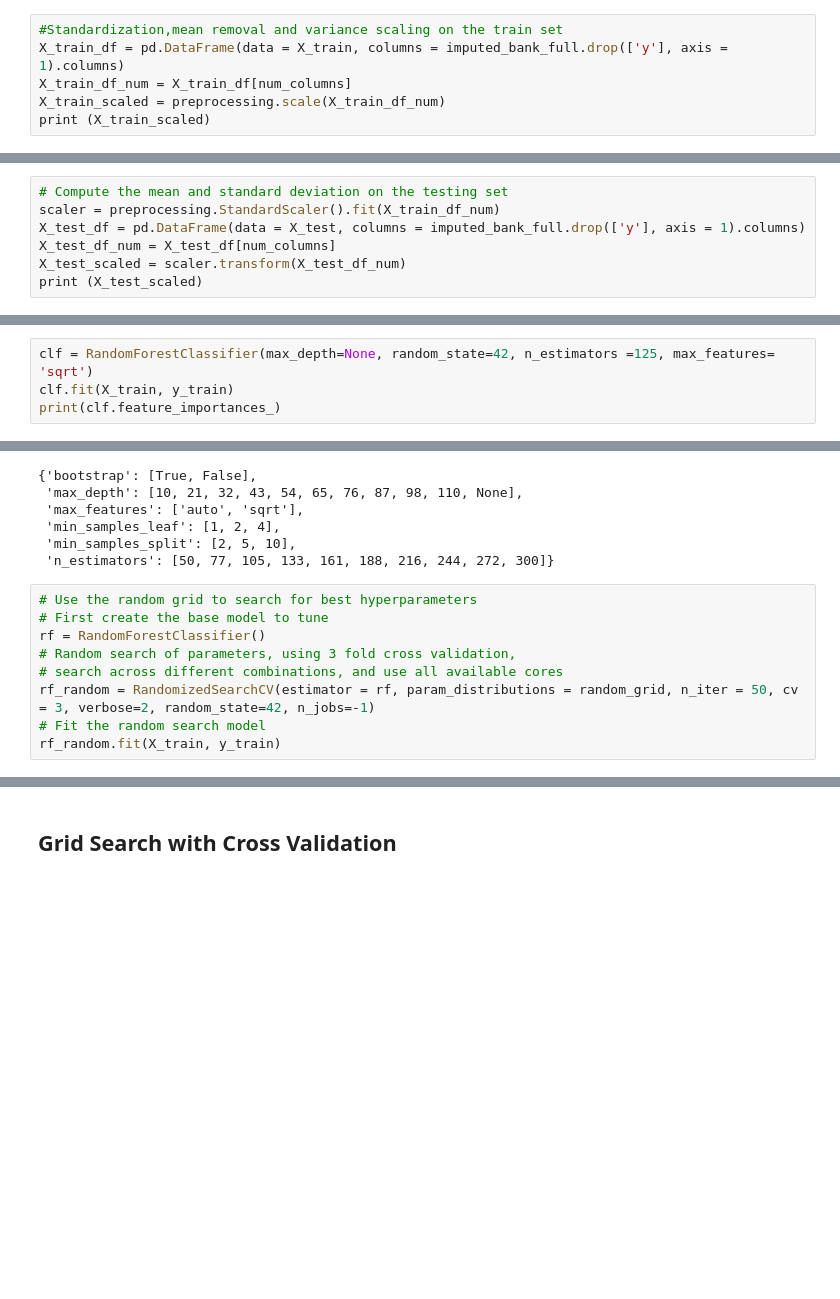
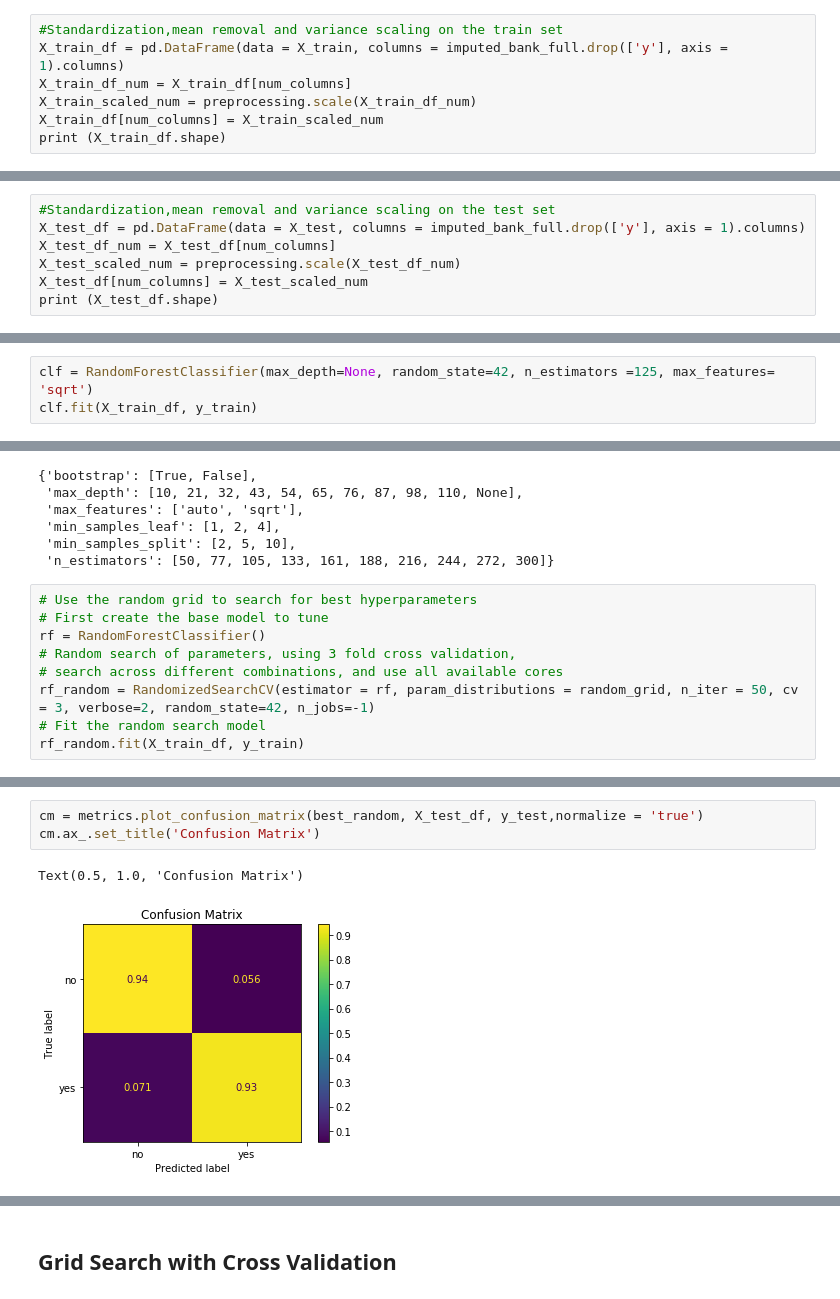
Before and after one commit to swang141/springboard_datascience, a Jupyter notebook: Bank_Marketing_Direct_Call_Marketing_Analysis.ipynb, the cells around one changed output, grey strips where cells are left out. Drawn from its saved outputs; the diff is of its cells as text; blank space fills up the shorter version.

```diff
--- a/Bank_Marketing_Direct_Call_Marketing_Analysis.ipynb
+++ b/Bank_Marketing_Direct_Call_Marketing_Analysis.ipynb
@@ -393,6 +453,7 @@ print (X_test.shape)
 #Standardization,mean removal and variance scaling on the train set
 X_train_df = pd.DataFrame(data = X_train, columns = imputed_bank_full.drop(['y'], axis = 1).columns)
 X_train_df_num = X_train_df[num_columns]
-X_train_scaled = preprocessing.scale(X_train_df_num)
-print (X_train_scaled)
+X_train_scaled_num = preprocessing.scale(X_train_df_num)
+X_train_df[num_columns] = X_train_scaled_num
+print (X_train_df.shape)
 # %% [output]
@@ -412,8 +461,8 @@ print (X_train_scaled)
 # %%
-# Compute the mean and standard deviation on the testing set
-scaler = preprocessing.StandardScaler().fit(X_train_df_num)
+#Standardization,mean removal and variance scaling on the test set
 X_test_df = pd.DataFrame(data = X_test, columns = imputed_bank_full.drop(['y'], axis = 1).columns)
 X_test_df_num = X_test_df[num_columns]
-X_test_scaled = scaler.transform(X_test_df_num)
-print (X_test_scaled)
+X_test_scaled_num = preprocessing.scale(X_test_df_num)
+X_test_df[num_columns] = X_test_scaled_num
+print (X_test_df.shape)
 # %% [output]
@@ -437,5 +478,4 @@ print (y_train.shape)
 # %%
 clf = RandomForestClassifier(max_depth=None, random_state=42, n_estimators =125, max_features= 'sqrt')
-clf.fit(X_train, y_train)
-print(clf.feature_importances_)
+clf.fit(X_train_df, y_train)
 # %% [output]
@@ -541,7 +575,7 @@ rf = RandomForestClassifier()
 # search across different combinations, and use all available cores
 rf_random = RandomizedSearchCV(estimator = rf, param_distributions = random_grid, n_iter = 50, cv = 3, verbose=2, random_state=42, n_jobs=-1)
 # Fit the random search model
-rf_random.fit(X_train, y_train)
+rf_random.fit(X_train_df, y_train)
 # %% [output]
 Fitting 3 folds for each of 50 candidates, totalling 150 fits
 [Parallel(n_jobs=-1)]: Using backend LokyBackend with 4 concurrent workers.
@@ -632,0 +672,6 @@ Improvement of 1.09%.
+# %%
+cm = metrics.plot_confusion_matrix(best_random, X_test_df, y_test,normalize = 'true')
+cm.ax_.set_title('Confusion Matrix')
+# %% [output]
+Text(0.5, 1.0, 'Confusion Matrix')
+[figure, added]
```
Also changed, not shown: parts of 57 cells of this notebook.
